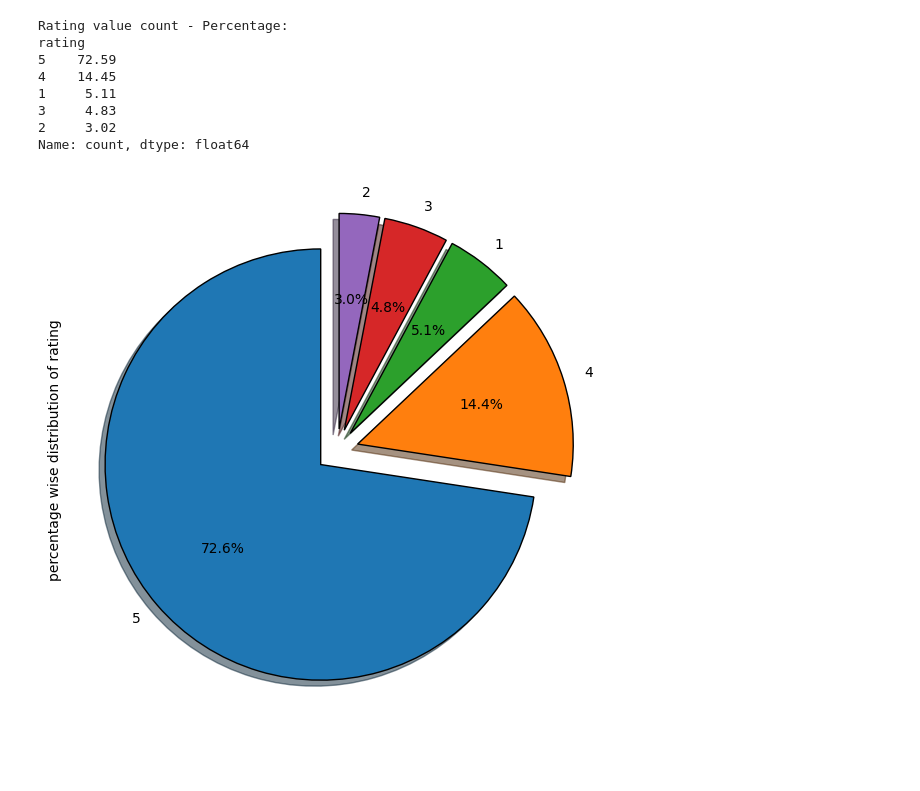
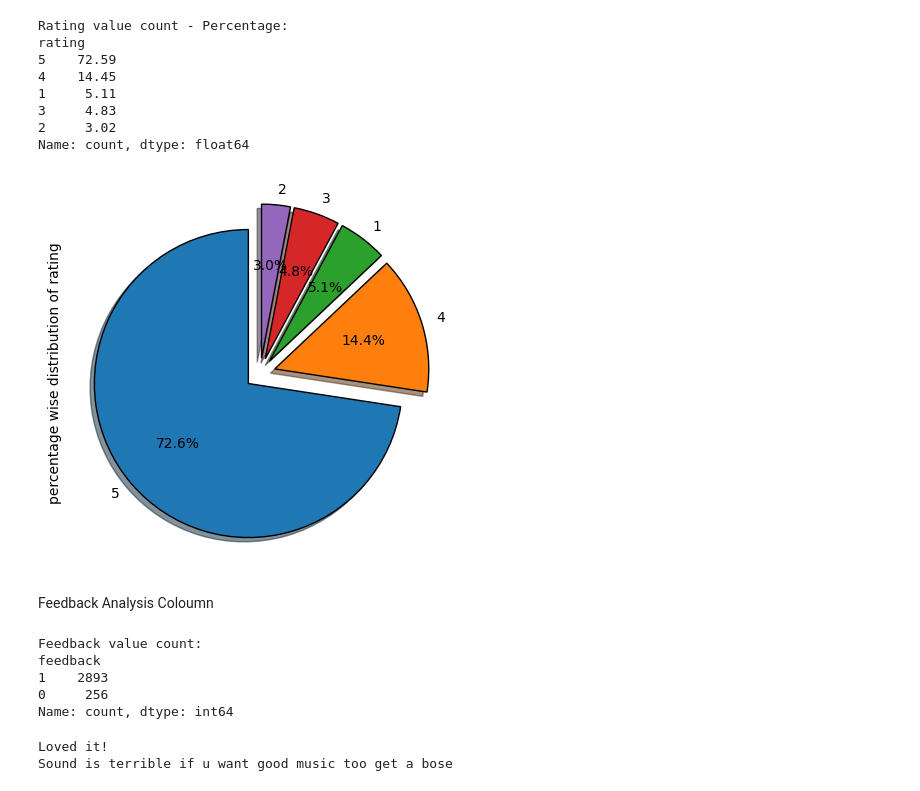
Before and after one commit to Aadeshh0/alexa_review, a Jupyter notebook: main.ipynb, the cells around one changed output. Cells and saved outputs as stored; diff of their text form; code cells hidden in the pictures; blank space fills up the shorter version.

Commit message:
Analysis of Feebdack Coloumn

```diff
--- a/main.ipynb
+++ b/main.ipynb
@@ -120,14 +120,32 @@ rating
 2     3.02
 Name: count, dtype: float64
 # %%
-fig = plt.figure(figsize=(7,7))
+fig = plt.figure(figsize=(5,5))
 colors = ('red', 'lightblue', 'orange', 'green', 'yellow')
 wp = {'linewidth' : 1, "edgecolor":'black'}
 tags = data['rating'].value_counts()/data.shape[0]
 explode = (0.1,0.1,0.1,0.1,0.1)
 tags.plot(kind='pie', autopct="%1.1f%%", shadow = True, color = colors, startangle = 90, wedgeprops = wp, explode = explode, label = 'percentage wise distribution of rating')
 from io import BytesIO
 graph = BytesIO()
 fig.savefig(graph, format='png')
 # %% [output]
-[figure, old version]
+[figure, new version]
+# %% [markdown]
+Feedback Analysis Coloumn
+# %%
+print(f"Feedback value count: \n{data['feedback'].value_counts()}")
+# %% [output]
+Feedback value count:
+feedback
+1    2893
+0     256
+Name: count, dtype: int64
+# %%
+r1 = data[data['feedback'] == 1].iloc[1]['verified_reviews']
+print(r1)
+r0 = data[data['feedback'] == 0].iloc[1]['verified_reviews']
+print(r0)
+# %% [output]
+Loved it!
+Sound is terrible if u want good music too get a bose
```
Also changed, not shown: parts of 3 cells of this notebook.
